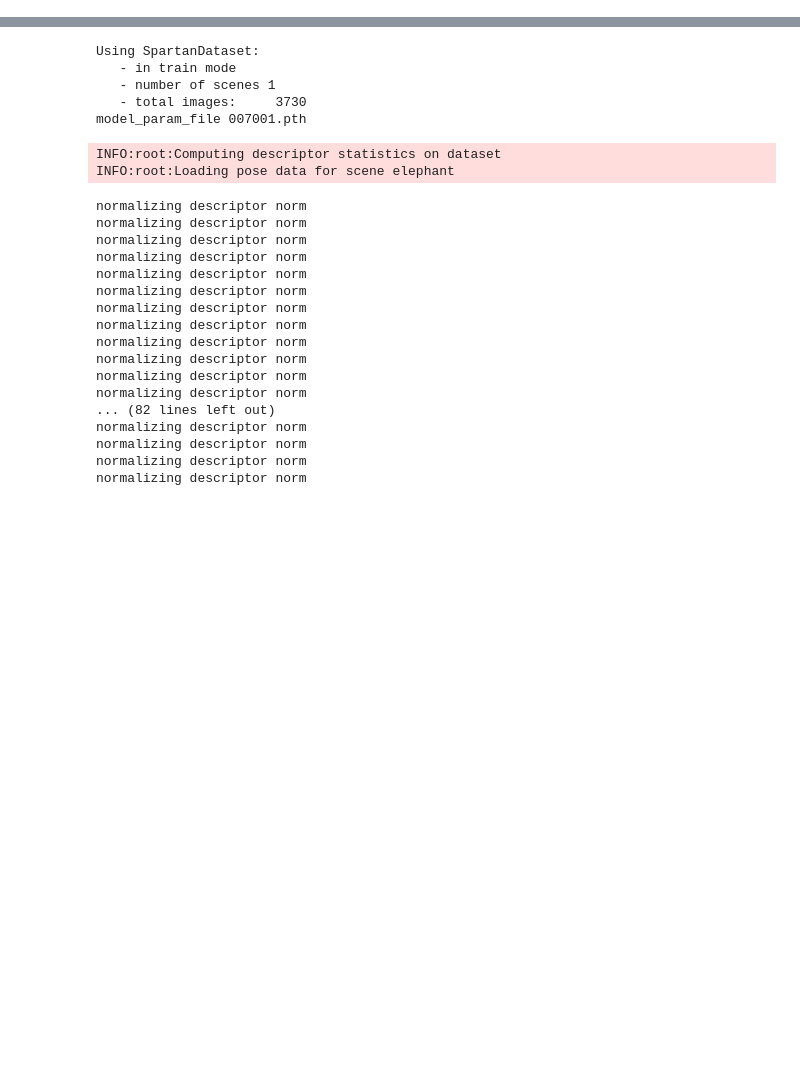
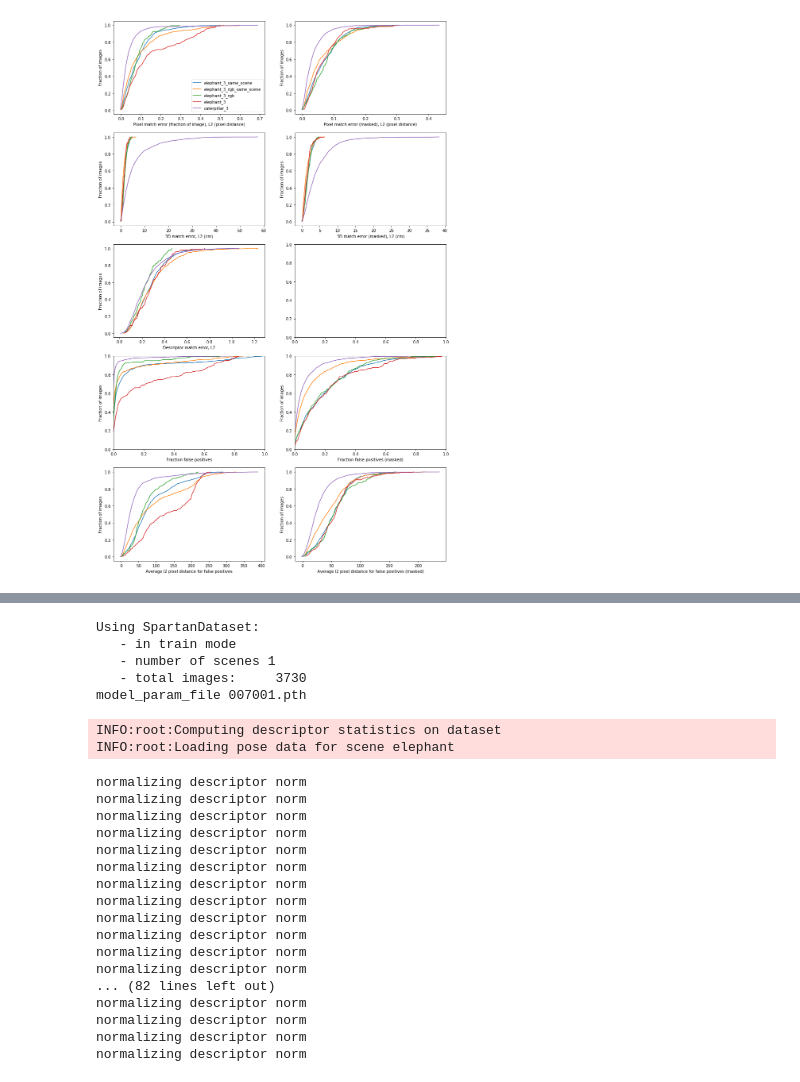
Before and after one commit to dtseng/pytorch-dense-correspondence, a Jupyter notebook: dense_correspondence/evaluation/evaluation_multiple_plots.ipynb, the cells around one changed output, grey strips where cells are left out. Cells and saved outputs as stored; diff of their text form; code cells hidden in the pictures; blank space fills up the shorter version.

```diff
--- a/dense_correspondence/evaluation/evaluation_multiple_plots.ipynb
+++ b/dense_correspondence/evaluation/evaluation_multiple_plots.ipynb
@@ -66,3 +298,26 @@ INFO:root:loading params with the new style failed, falling back to dcn.fcn.load
+# %%
+csv_file = "/nfs/diskstation/davidtseng/densenet/pdc/trained_models/simulated/elephant_samescene_3/analysis/test/data.csv"
+fig = DCEP.run_on_single_dataframe(csv_file, label="elephant_3_same_scene", previous_fig_axes=None)
+# same_scene_analysis
+csv_file = "/nfs/diskstation/davidtseng/densenet/pdc/trained_models/simulated/elephant_rgb_samescene_3/analysis/test/data.csv"
+fig = DCEP.run_on_single_dataframe(csv_file, label="elephant_3_rgb_same_scene", previous_fig_axes=fig)
+
+csv_file = "/nfs/diskstation/davidtseng/densenet/pdc/trained_models/simulated/elephant_rgb_3/analysis/test/data.csv"
+fig = DCEP.run_on_single_dataframe(csv_file, label="elephant_3_rgb", previous_fig_axes=fig)
+
+
+csv_file = "/nfs/diskstation/davidtseng/densenet/pdc/trained_models/simulated/elephant_3/analysis/test/data.csv"
+fig = DCEP.run_on_single_dataframe(csv_file, label="elephant_3", previous_fig_axes=fig)
+
+
+csv_file = "/nfs/diskstation/davidtseng/densenet/pdc/trained_models/tutorials/caterpillar_3/analysis/test/data.csv"
+fig = DCEP.run_on_single_dataframe(csv_file, label="caterpillar_3", previous_fig_axes=fig)
+
+
+# csv_file = "/nfs/diskstation/davidtseng/densenet/pdc/trained_models/tutorials/caterpillar_3/same_scene_analysis/test/data.csv"
+# fig = DCEP.run_on_single_dataframe(csv_file, label="caterpillar_3_same_scene", previous_fig_axes=fig)
+# %% [output]
+[figure, added]
 # %%
 csv_file = "/nfs/diskstation/davidtseng/densenet/pdc/trained_models/simulated/elephant_3/analysis/test/data.csv"
 fig = DCEP.run_on_single_dataframe(csv_file, label="elephant_3", previous_fig_axes=None)
```
Also changed, not shown: parts of 7 cells of this notebook, 16 other files.
